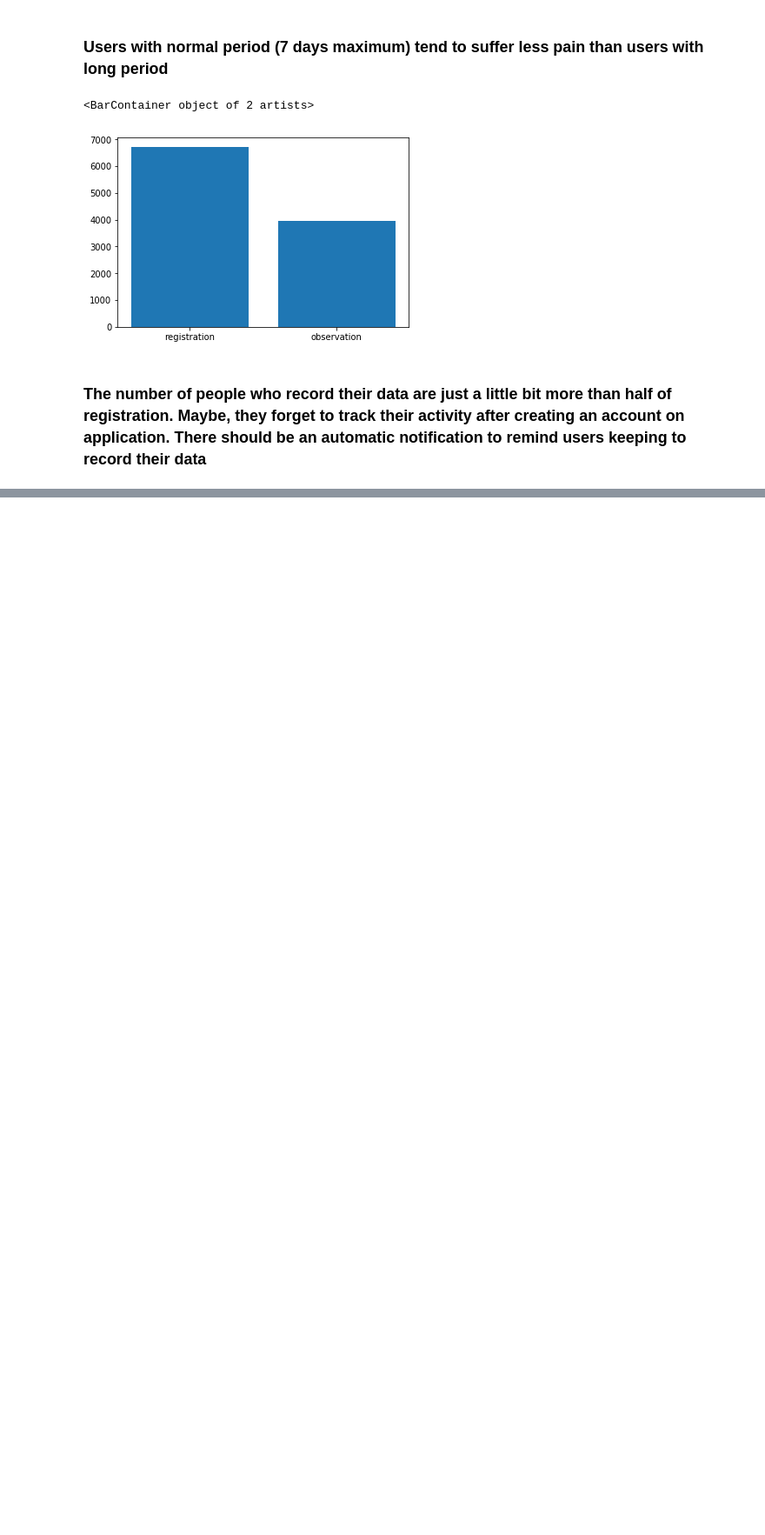
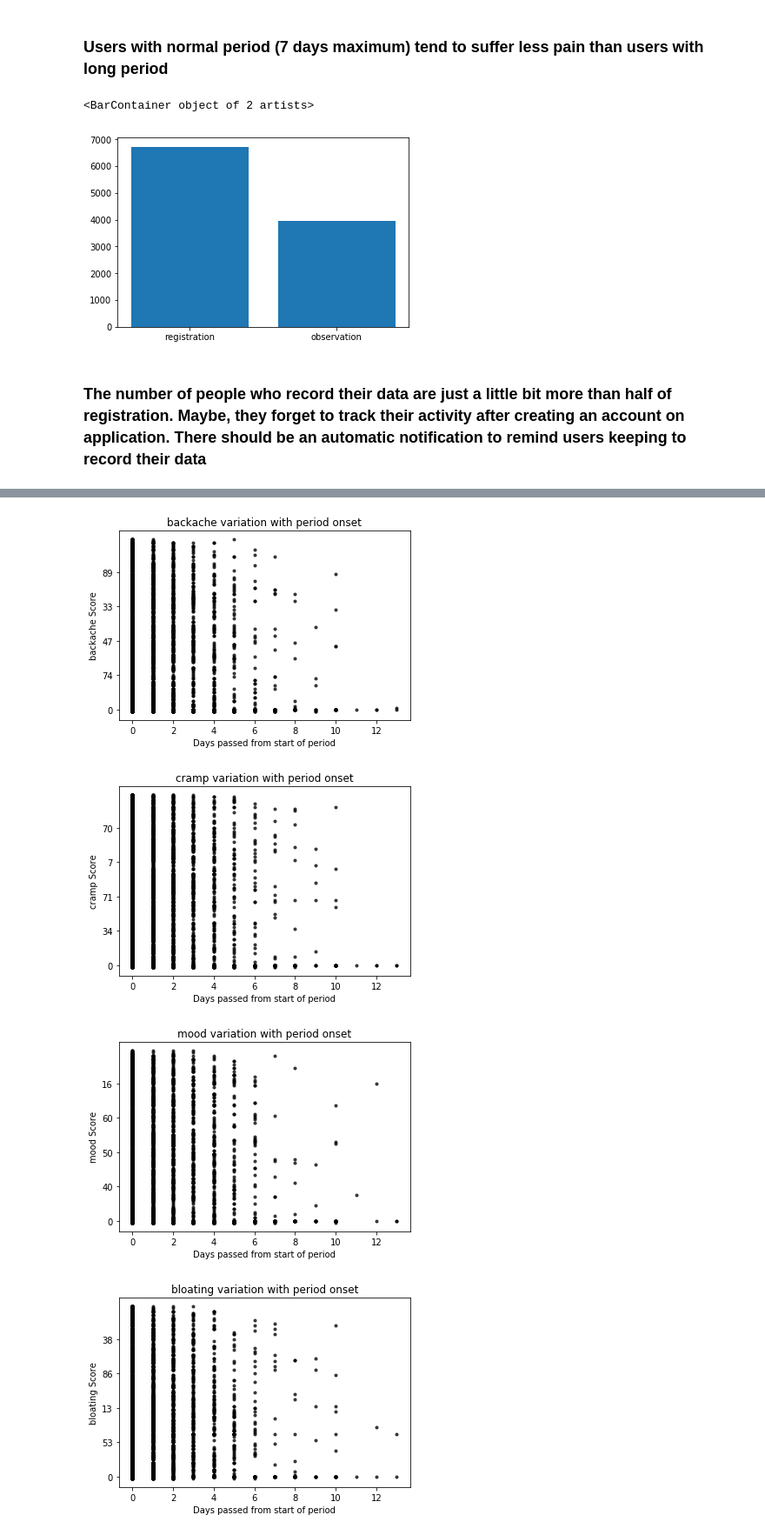
Before and after one commit to Bishnukuet/AIHackParis2019, a Jupyter notebook: PSLove_EDA.ipynb, the cells around one changed output, grey strips where cells are left out. Shown: that part at 87% size. Cells and saved outputs as stored; diff of their text form; code cells hidden in the pictures; blank space fills up the shorter version.

```diff
--- a/PSLove_EDA.ipynb
+++ b/PSLove_EDA.ipynb
@@ -299,3 +305,35 @@ plt.bar(keys, vals)
 [figure]
 # %% [markdown]
 ### The number of people who record their data are just a little bit more than half of registration. Maybe, they forget to track their activity after creating an account on application. There should be an automatic notification to remind users keeping to record their data
+# %%
+    #def __init__(self):
+    #    self.list_tuple=1
+
+    def readCSV(file_name):
+        csv_file = open(file_name, mode='rU')
+        data = csv.DictReader(csv_file)
+        return data
+    def date2days(date):
+        if len(date) and '/' in date:
+            date=date.strip('')
+            date=date.split("/")
+            #print int(date[0]) + int(date[1])*30 + int(date[2])*365
+            return int(date[0]) + int(date[1])*30 + int(date[2])*365
+        else:
+            return len(date)
+
+    def totalcoloumn(matrix):
+        temp=[]
+        for row in matrix:
+            sum=0
+            for i in range(len(row)):
+                sum+=int(row[i])
+            temp.append(sum)
+        return temp
+
+    def coloumn(matrix, i):
+        temp=[]
+        for row in matrix:
+            if i<len(row):
+                temp.append(row[i])
+        return temp
@@ -301,0 +465,7 @@ plt.bar(keys, vals)
+# %%
+parseVal()
+# %% [output]
+[figure, added]
+[figure, added]
+[figure, added]
+[figure, added]
```
Also changed, not shown: parts of 6 cells of this notebook.
